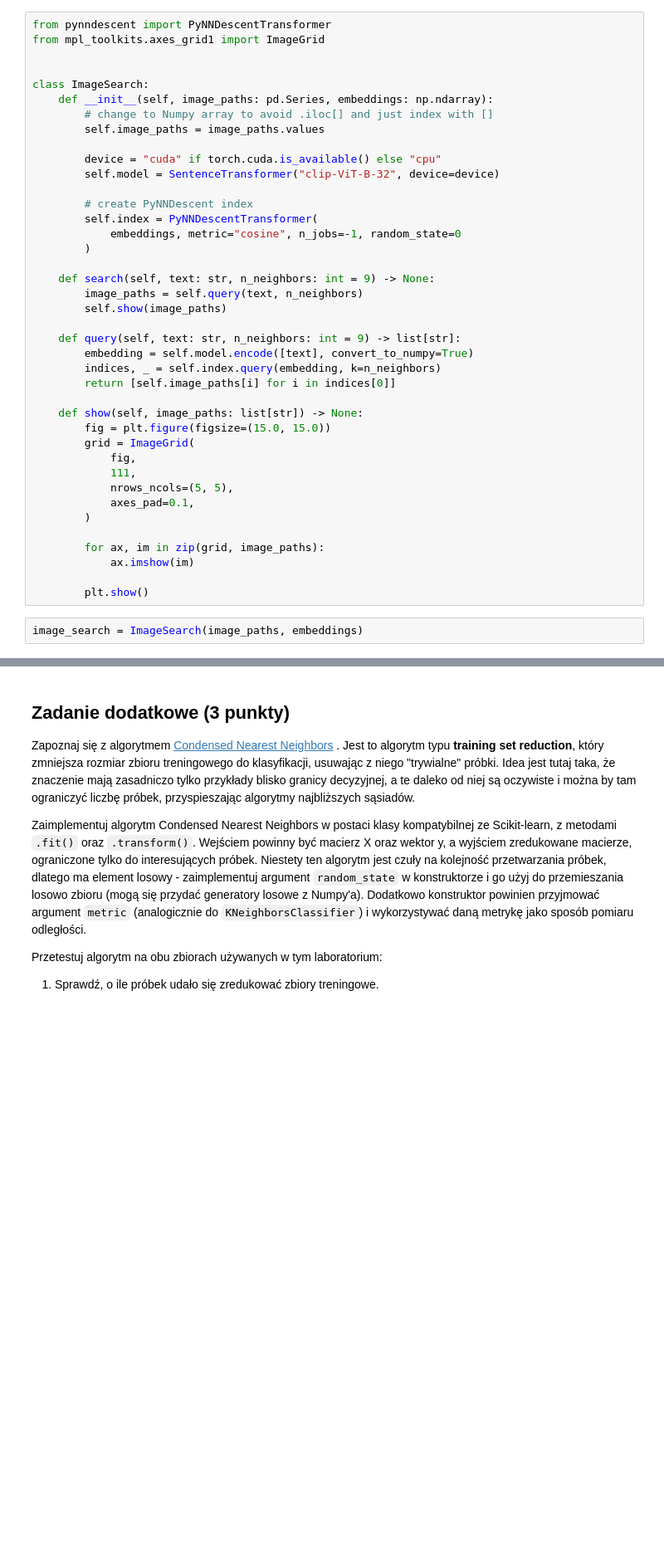
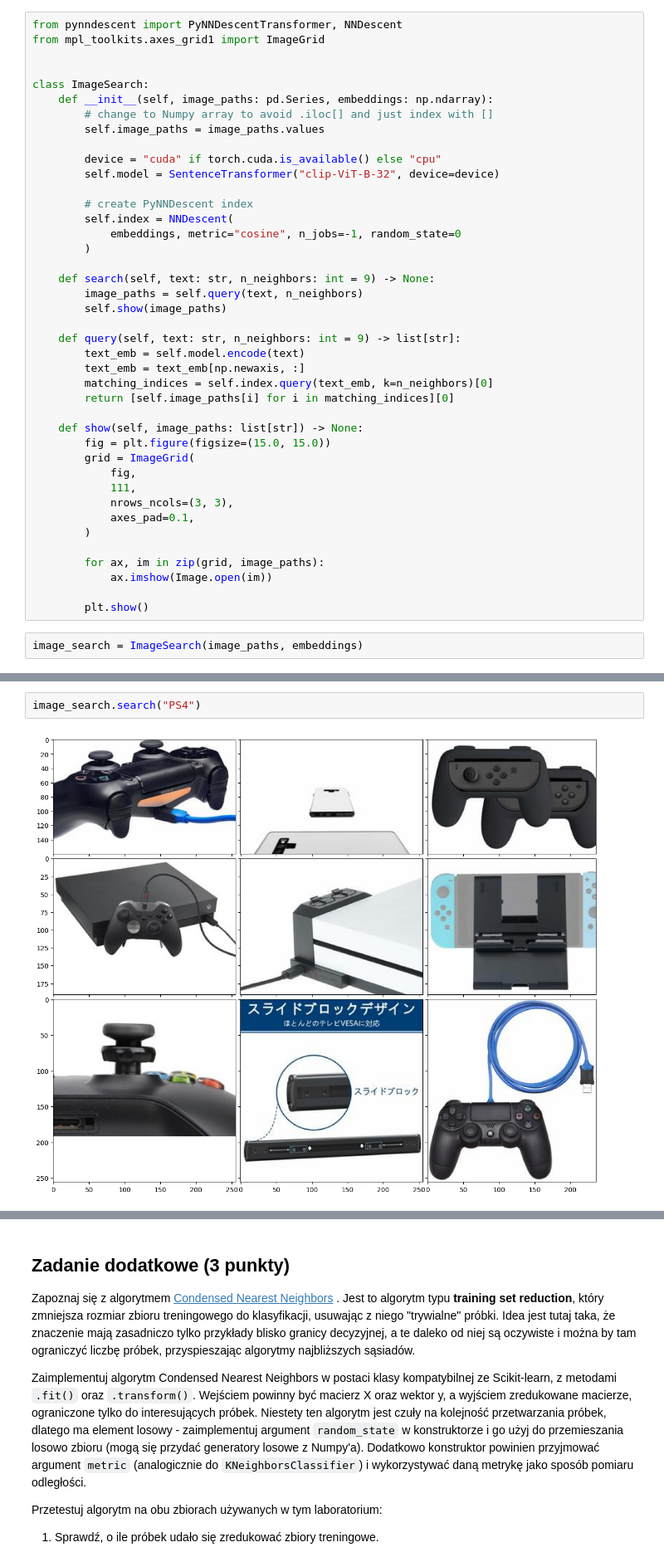
Before and after one commit to Jeremylaby/podstawy-uczenia-maszynowego-24-25, a Jupyter notebook: lab2/notebook.ipynb, the cells around one changed output, grey strips where cells are left out. Shown at 83% size. Cells and saved outputs as stored; diff of their text form; blank space fills up the shorter version.

```diff
--- a/lab2/notebook.ipynb
+++ b/lab2/notebook.ipynb
@@ -812,5 +842,5 @@ embeddings = vectorize_images(image_paths)
 # %%
-from pynndescent import PyNNDescentTransformer
+from pynndescent import PyNNDescentTransformer, NNDescent
 from mpl_toolkits.axes_grid1 import ImageGrid
 
 
@@ -823,7 +853,7 @@ class ImageSearch:
         self.model = SentenceTransformer("clip-ViT-B-32", device=device)
 
         # create PyNNDescent index
-        self.index = PyNNDescentTransformer(
+        self.index = NNDescent(
             embeddings, metric="cosine", n_jobs=-1, random_state=0
         )
 
@@ -832,21 +862,22 @@ class ImageSearch:
         self.show(image_paths)
 
     def query(self, text: str, n_neighbors: int = 9) -> list[str]:
-        embedding = self.model.encode([text], convert_to_numpy=True)
-        indices, _ = self.index.query(embedding, k=n_neighbors)
-        return [self.image_paths[i] for i in indices[0]]
+        text_emb = self.model.encode(text)
+        text_emb = text_emb[np.newaxis, :]
+        matching_indices = self.index.query(text_emb, k=n_neighbors)[0]
+        return [self.image_paths[i] for i in matching_indices][0]
 
     def show(self, image_paths: list[str]) -> None:
         fig = plt.figure(figsize=(15.0, 15.0))
         grid = ImageGrid(
             fig,
             111,
-            nrows_ncols=(5, 5),
+            nrows_ncols=(3, 3),
             axes_pad=0.1,
         )
 
         for ax, im in zip(grid, image_paths):
-            ax.imshow(im)
+            ax.imshow(Image.open(im))
 
         plt.show()
 # %%
@@ -857,0 +889,4 @@ image_search.search("blue pillow")
+# %%
+image_search.search("PS4")
+# %% [output]
+[figure, added]
```
Also changed, not shown: parts of 9 cells of this notebook.
